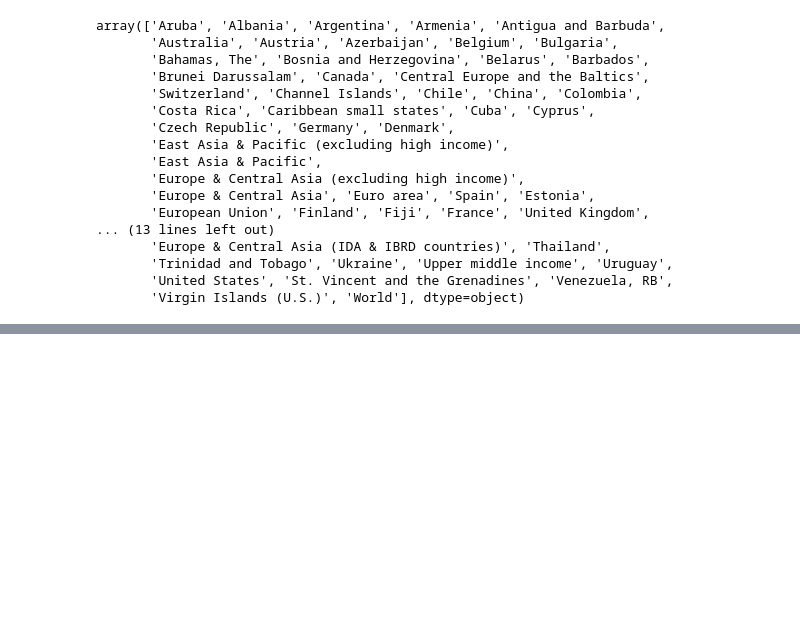
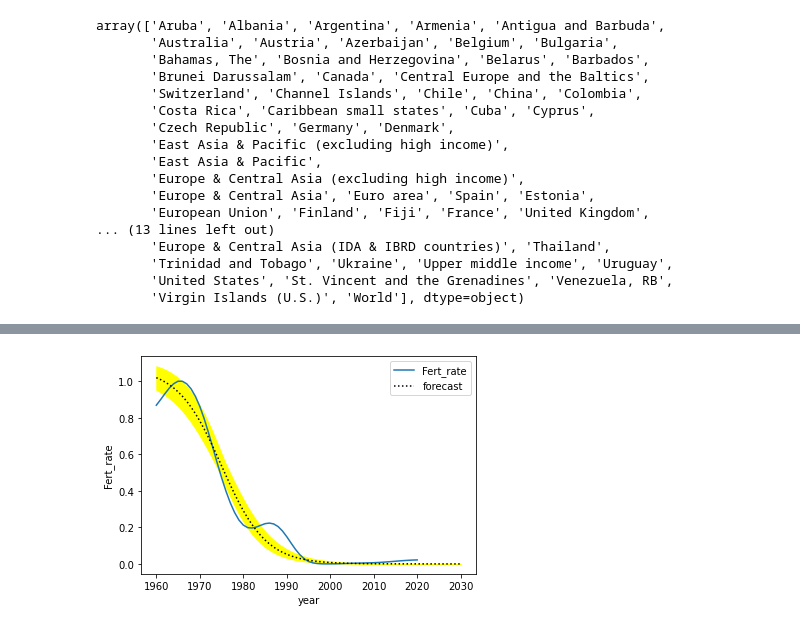
Before and after one commit to Samuel-thudi/assignments, a Jupyter notebook: new_3rd_assignment.ipynb, the cells around one changed output, grey strips where cells are left out. Drawn from its saved outputs; the diff is of its cells as text; code cells hidden in the pictures; blank space fills up the shorter version.

```diff
--- a/new_3rd_assignment.ipynb
+++ b/new_3rd_assignment.ipynb
@@ -186,0 +223,6 @@ len(china.Year)
+# %%
+param_fr, covar_fr = curve_fit(logistic, china.Year, china.Fert_rate,maxfev=3000,p0=(10e12, 0.03, 2000.0))
+# %%
+plot_graph(china,i='Fert_rate',param=param_fr,covar=covar_fr)
+# %% [output]
+[figure, added]
```
Also changed, not shown: parts of 11 cells of this notebook.
